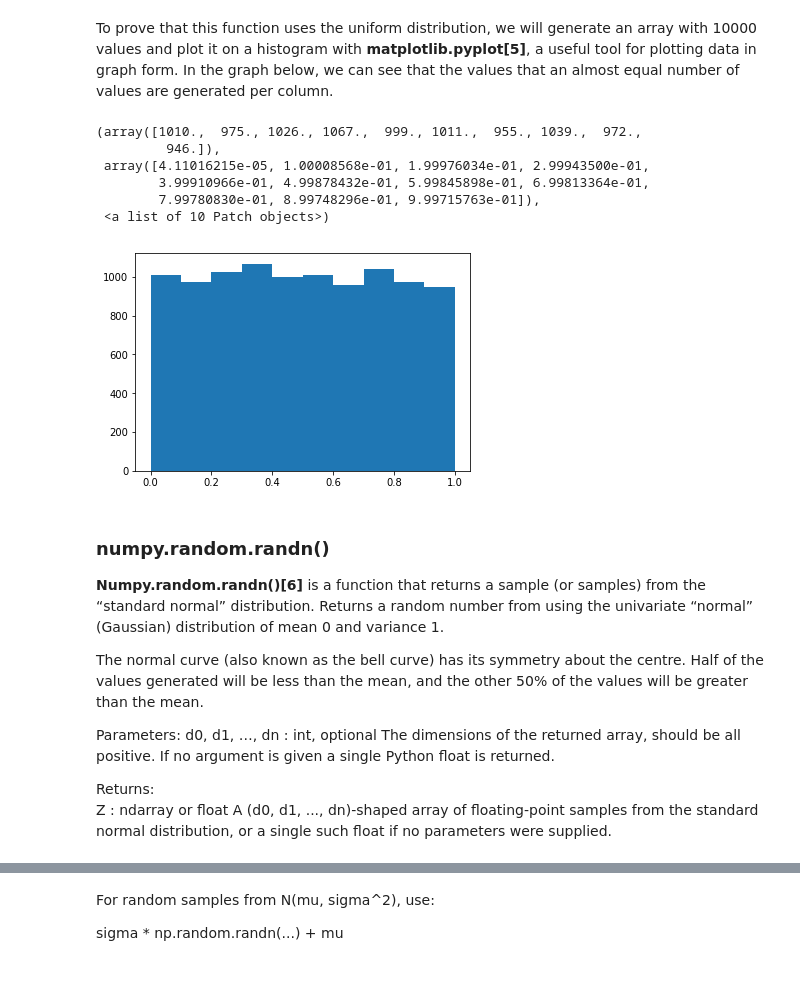
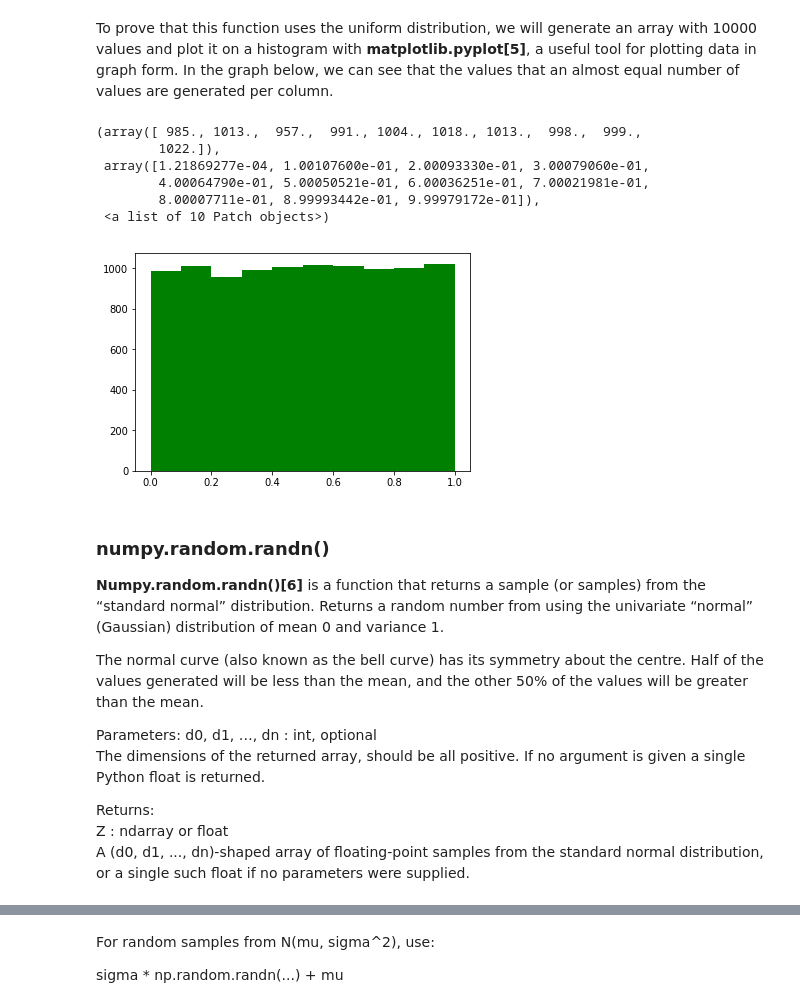
Before and after one commit to yonjeremy/emerging-technologies-assesment, a Jupyter notebook: numpy-random.ipynb, the cells around one changed output, grey strips where cells are left out. Drawn from its saved outputs; the diff is of its cells as text; code cells hidden in the pictures; blank space fills up the shorter version.

```diff
--- a/numpy-random.ipynb
+++ b/numpy-random.ipynb
@@ -45,17 +45,17 @@ To prove that this function uses the uniform distribution, we will generate an a
 # %%
 import numpy as np
 import matplotlib.pyplot as plt
 
 x = np.random.rand(10000) #generate an array with 10000 values
-plt.hist(x) #plot out a histogram of the array
+plt.hist(x,color='g') #plot out a histogram of the array
 # %% [output]
-(array([1010.,  975., 1026., 1067.,  999., 1011.,  955., 1039.,  972.,
-         946.]),
- array([4.11016215e-05, 1.00008568e-01, 1.99976034e-01, 2.99943500e-01,
-        3.99910966e-01, 4.99878432e-01, 5.99845898e-01, 6.99813364e-01,
-        7.99780830e-01, 8.99748296e-01, 9.99715763e-01]),
+(array([ 985., 1013.,  957.,  991., 1004., 1018., 1013.,  998.,  999.,
+        1022.]),
+ array([1.21869277e-04, 1.00107600e-01, 2.00093330e-01, 3.00079060e-01,
+        4.00064790e-01, 5.00050521e-01, 6.00036251e-01, 7.00021981e-01,
+        8.00007711e-01, 8.99993442e-01, 9.99979172e-01]),
  <a list of 10 Patch objects>)
-[figure, old version]
+[figure, new version]
 # %% [markdown]
 ### numpy.random.randn()
 
@@ -65,11 +65,11 @@ The normal curve (also known as the bell curve) has its symmetry about the centr
 
 Parameters:
 d0, d1, …, dn : int, optional
-The dimensions of the returned array, should be all positive. If no argument is given a single Python float is returned.
+<br>The dimensions of the returned array, should be all positive. If no argument is given a single Python float is returned.
 
 Returns:
 Z : ndarray or float
-A (d0, d1, ..., dn)-shaped array of floating-point samples from the standard normal distribution, or a single such float if no parameters were supplied.
+<br>A (d0, d1, ..., dn)-shaped array of floating-point samples from the standard normal distribution, or a single such float if no parameters were supplied.
 # %%
 np.random.randn() #returns sample with one number
 # %% [output]
```
Also changed, not shown: parts of 42 cells of this notebook.
